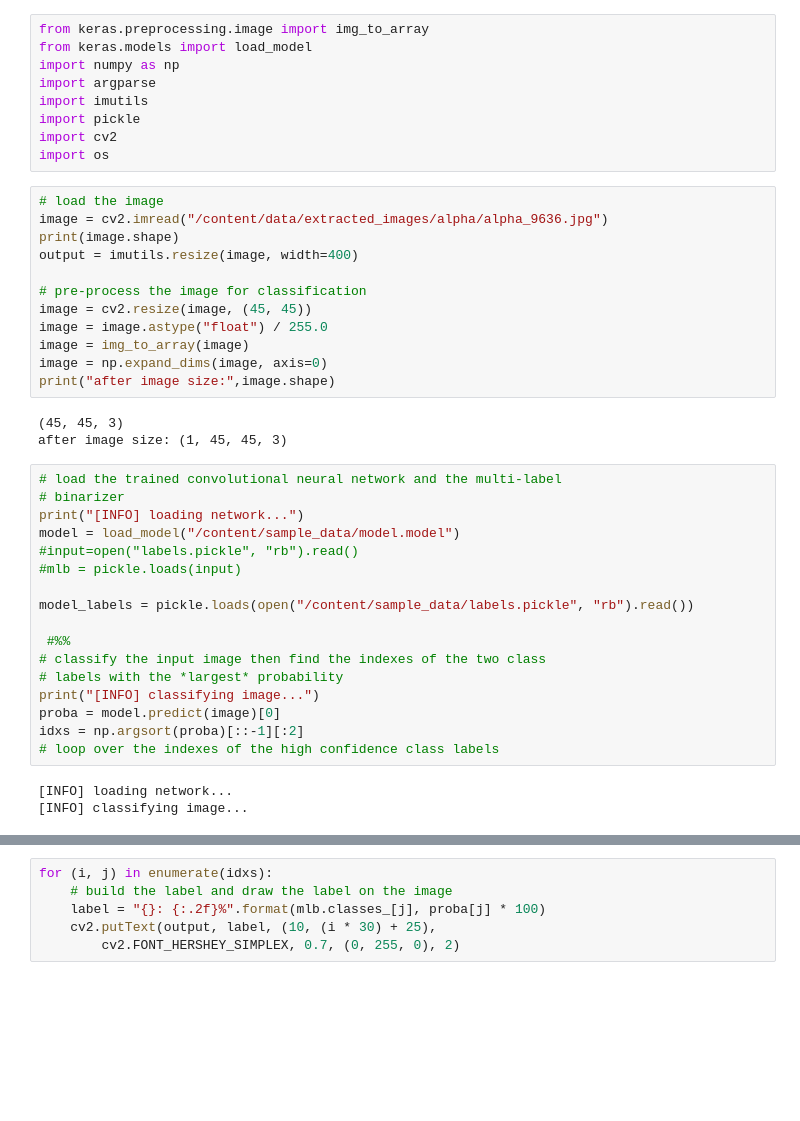
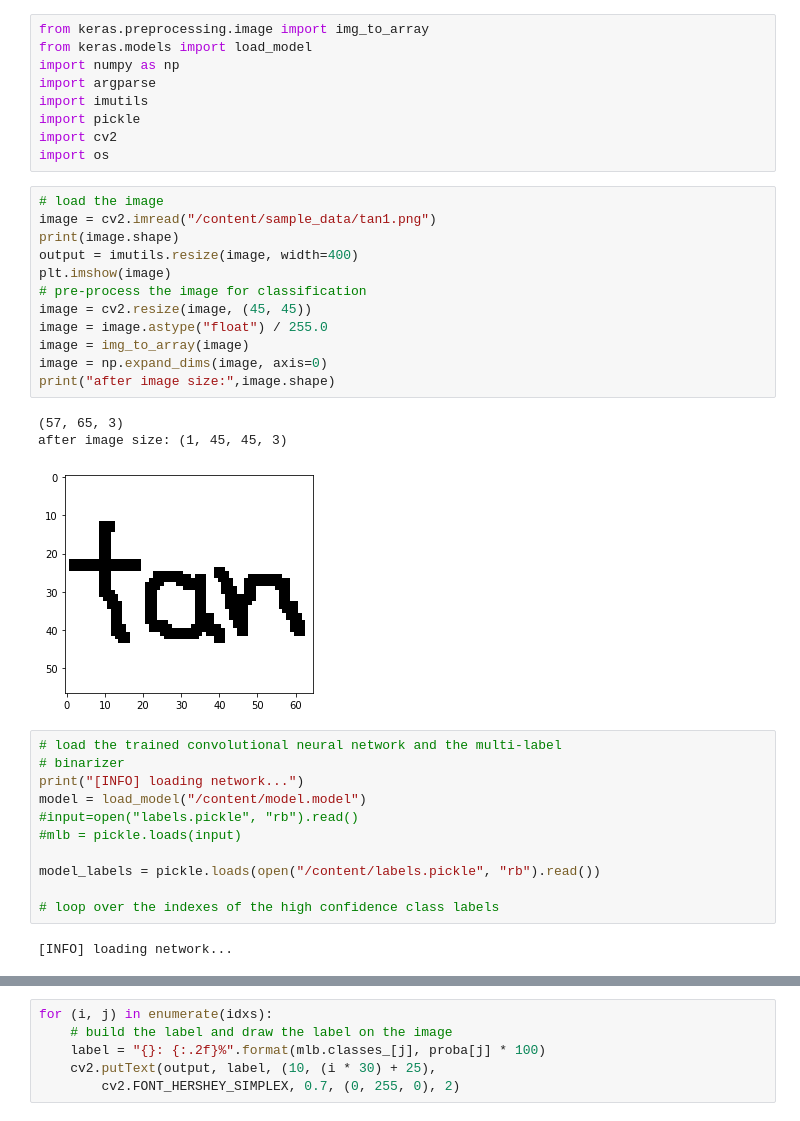
Before and after one commit to Hinakoushar-Tatakoti/Hand-written-Math-sysmbol-recognization, a Jupyter notebook: Hnadwritten_Math_Symobol_Model.ipynb, the cells around one changed output, grey strips where cells are left out. Drawn from its saved outputs; the diff is of its cells as text; blank space fills up the shorter version.

```diff
--- a/Hnadwritten_Math_Symobol_Model.ipynb
+++ b/Hnadwritten_Math_Symobol_Model.ipynb
@@ -412,36 +434,30 @@ import cv2
 import os
 # %%
 # load the image
-image = cv2.imread("/content/data/extracted_images/alpha/alpha_9636.jpg")
+image = cv2.imread("/content/sample_data/tan1.png")
 print(image.shape)
 output = imutils.resize(image, width=400)
-
+plt.imshow(image)
 # pre-process the image for classification
 image = cv2.resize(image, (45, 45))
 image = image.astype("float") / 255.0
 image = img_to_array(image)
 image = np.expand_dims(image, axis=0)
 print("after image size:",image.shape)
 # %% [output]
-(45, 45, 3)
+(57, 65, 3)
 after image size: (1, 45, 45, 3)
+[figure, added]
 # %%
 # load the trained convolutional neural network and the multi-label
 # binarizer
 print("[INFO] loading network...")
-model = load_model("/content/sample_data/model.model")
+model = load_model("/content/model.model")
 #input=open("labels.pickle", "rb").read()
 #mlb = pickle.loads(input)
 
-model_labels = pickle.loads(open("/content/sample_data/labels.pickle", "rb").read())
+model_labels = pickle.loads(open("/content/labels.pickle", "rb").read())
 
- #%%
-# classify the input image then find the indexes of the two class
-# labels with the *largest* probability
-print("[INFO] classifying image...")
-proba = model.predict(image)[0]
-idxs = np.argsort(proba)[::-1][:2]
 # loop over the indexes of the high confidence class labels
 # %% [output]
 [INFO] loading network...
-[INFO] classifying image...
```
Also changed, not shown: parts of 12 cells of this notebook.
